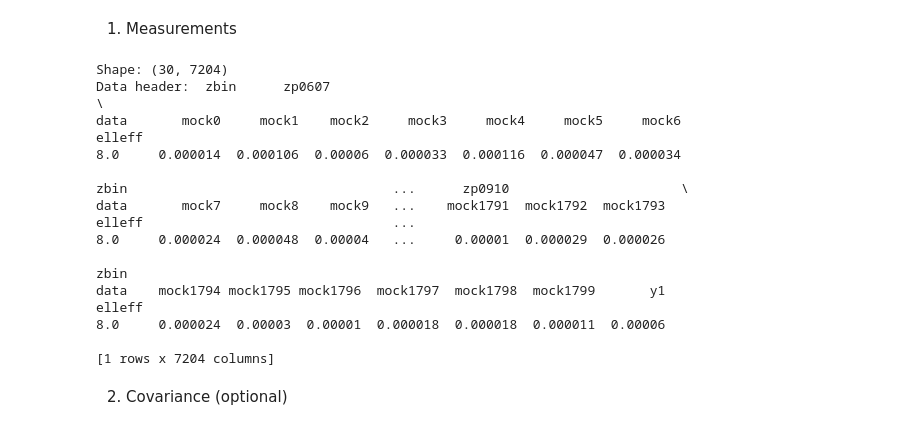
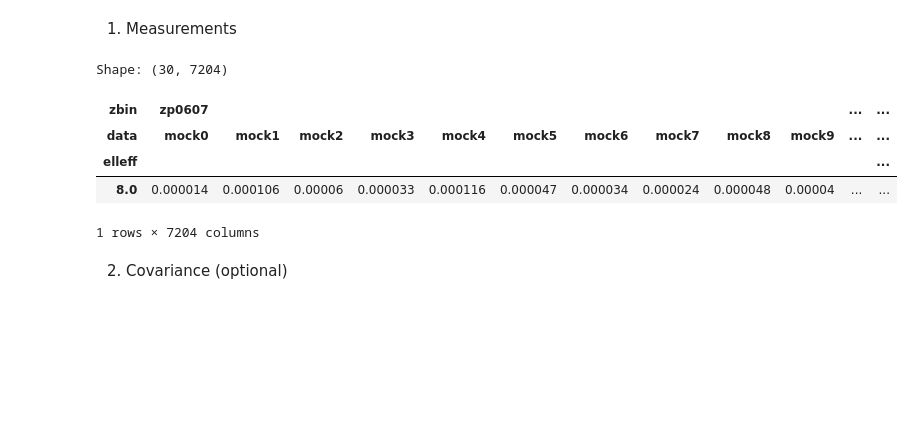
Before and after one commit to linea-it/angbao, a Jupyter notebook: notebook/angbao.ipynb, the cells around one changed output. Drawn from its saved outputs; the diff is of its cells as text; code cells hidden in the pictures; blank space fills up the shorter version.

Commit message:
add test in angbao.ipynb

```diff
--- a/notebook/angbao.ipynb
+++ b/notebook/angbao.ipynb
@@ -11,27 +17,16 @@ CSV files to be easily loaded as a MultiIndex Pandas.DataFrame
 # %% [markdown]
 1. Measurements
 # %%
-cldf = pandas.read_csv("../dat/apsmeasurements_nside1024_dl15lmin0lmax450.csv.gz", header=[0,1], index_col=0)
+cldf = pandas.read_csv("../test/data/apsmeasurements_nside1024_dl15lmin0lmax450.csv.gz", header=[0,1], index_col=0)
 print("Shape:", cldf.shape)
-print("Data header: ", cldf.head(1))
+cldf.head(1)
 # %% [output]
 Shape: (30, 7204)
-Data header:  zbin      zp0607                                                             \
-data       mock0     mock1    mock2     mock3     mock4     mock5     mock6
-elleff
-8.0     0.000014  0.000106  0.00006  0.000033  0.000116  0.000047  0.000034
-
-zbin                                  ...      zp0910                      \
-data       mock7     mock8    mock9   ...    mock1791  mock1792  mock1793
-elleff                                ...
-8.0     0.000024  0.000048  0.00004   ...     0.00001  0.000029  0.000026
-
-zbin
-data    mock1794 mock1795 mock1796  mock1797  mock1798  mock1799       y1
-elleff
-8.0     0.000024  0.00003  0.00001  0.000018  0.000018  0.000011  0.00006
-
-[1 rows x 7204 columns]
+| zbin | zp0607 |  |  |  |  |  |  |  |  |  | ... | ... |
+| data | mock0 | mock1 | mock2 | mock3 | mock4 | mock5 | mock6 | mock7 | mock8 | mock9 | ... | ... |
+| elleff |  |  |  |  |  |  |  |  |  |  |  | ... |
+| 8.0 | 0.000014 | 0.000106 | 0.00006 | 0.000033 | 0.000116 | 0.000047 | 0.000034 | 0.000024 | 0.000048 | 0.00004 | ... | ... |
+1 rows × 7204 columns
 # %% [markdown]
 2. Covariance (optional)
 # %%
```
Also changed, not shown: parts of 15 cells of this notebook.
